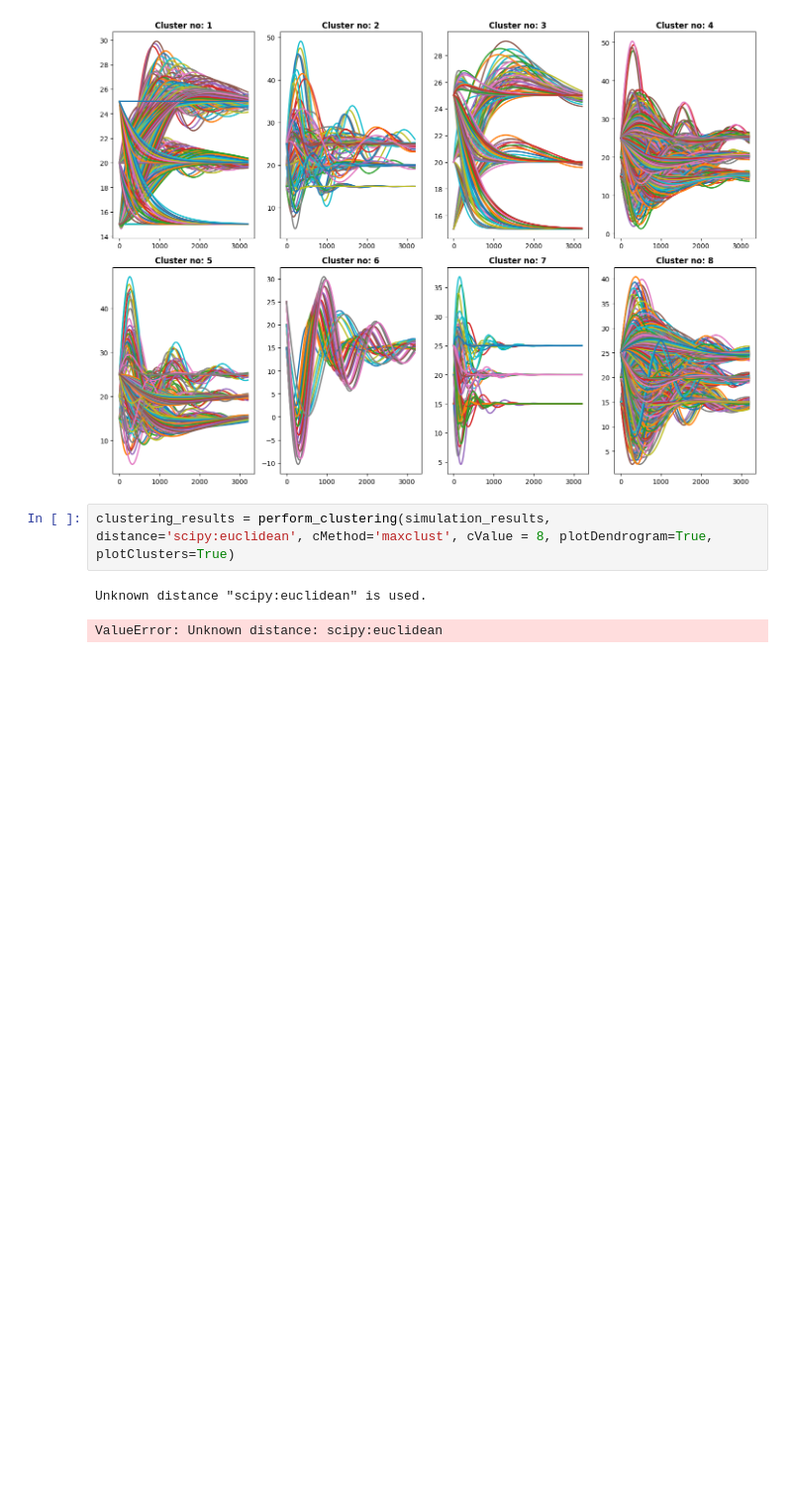
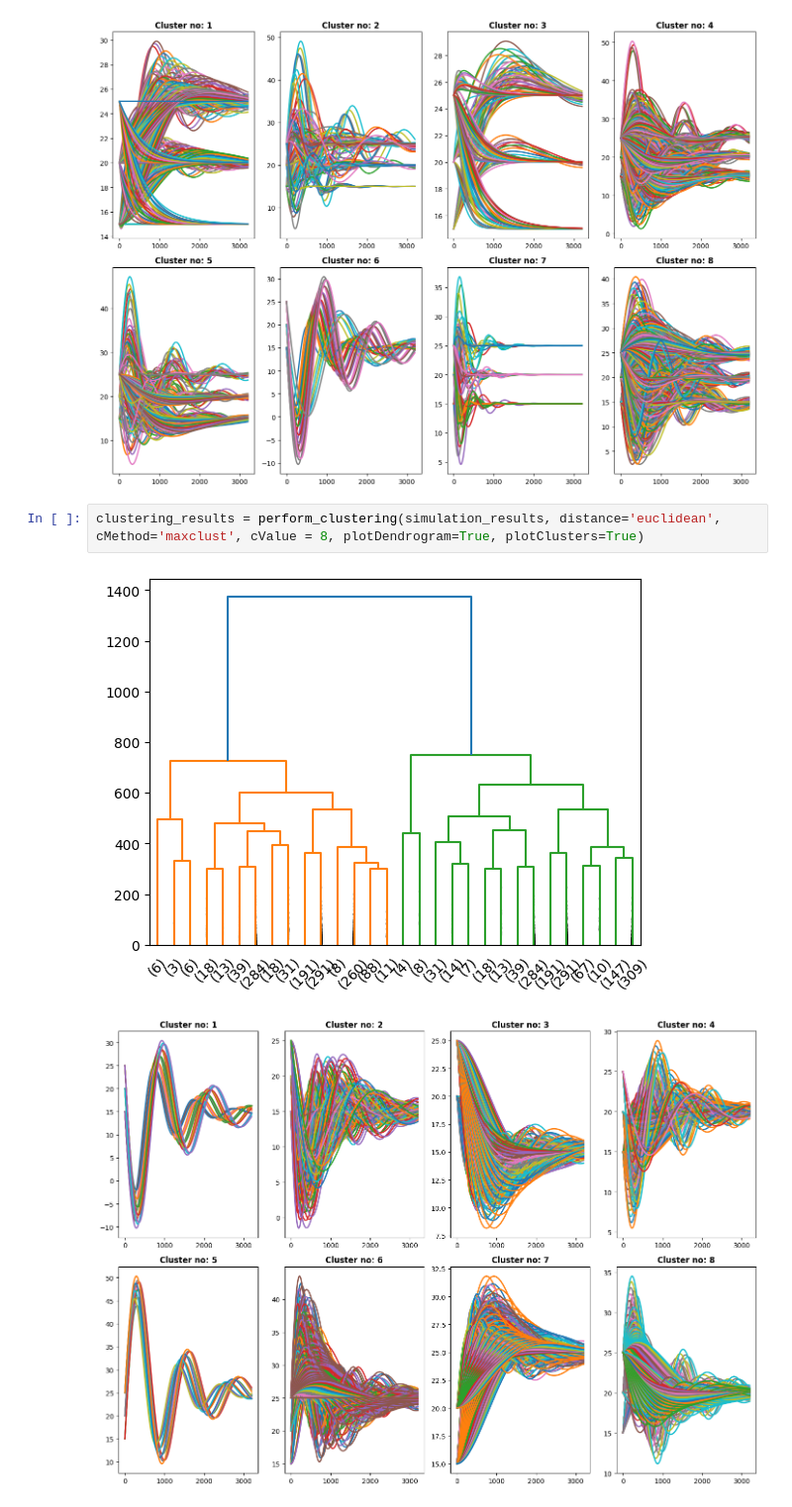
Before and after one commit to emirseners/ts-clustering, a Jupyter notebook: pysd/notebook.ipynb, the cells around one changed output. Shown at 99% size. Cells and saved outputs as stored; diff of their text form; blank space fills up the shorter version.

```diff
--- a/pysd/notebook.ipynb
+++ b/pysd/notebook.ipynb
@@ -55,7 +53,7 @@ clustering_results = perform_clustering(simulation_results, cMethod='maxclust',
 [figure]
 [figure]
 # %%
-clustering_results = perform_clustering(simulation_results, distance='scipy:euclidean', cMethod='maxclust', cValue = 8, plotDendrogram=True, plotClusters=True)
+clustering_results = perform_clustering(simulation_results, distance='euclidean', cMethod='maxclust', cValue = 8, plotDendrogram=True, plotClusters=True)
 # %% [output]
-Unknown distance "scipy:euclidean" is used.
-ValueError: Unknown distance: scipy:euclidean
+[figure, added]
+[figure, added]
```
Also changed, not shown: parts of 1 cell of this notebook, 11 other files.
